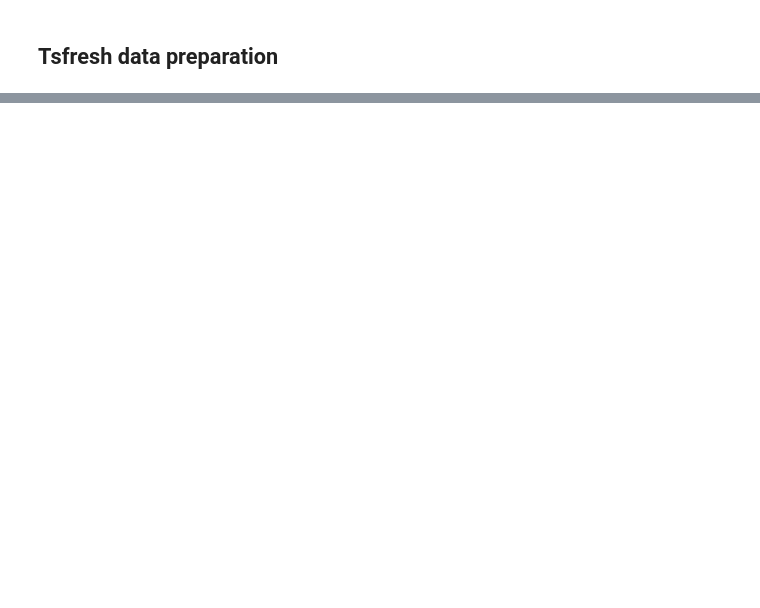
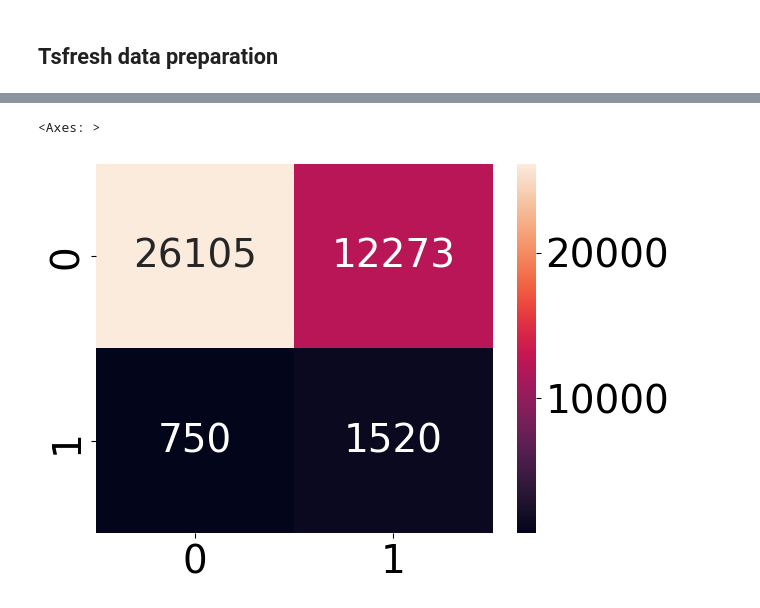
Before and after one commit to manntschke/SunSafe, a Jupyter notebook: model21century.ipynb, the cells around one changed output, grey strips where cells are left out. Cells and saved outputs as stored; diff of their text form; code cells hidden in the pictures; blank space fills up the shorter version.

```diff
--- a/model21century.ipynb
+++ b/model21century.ipynb
@@ -175,10 +204,6 @@ confusion_matrix(y_test, y_pred)
-# %%
-# Make predictions
-y_pred = model_pipeline.predict(X_test)
-
-# Output predictions
-print("Predictions:", y_pred)
 # %%
-# confusion matrix
-print(confusion_matrix(y_test, y_pred))
-print(classification_report(y_test, y_pred))
+#plot confusion matrix
+sns.heatmap(confusion_matrix(y_test, y_pred), annot=True, fmt='d')
+# %% [output]
+<Axes: >
+[figure, added]
```
Also changed, not shown: parts of 18 cells of this notebook.
